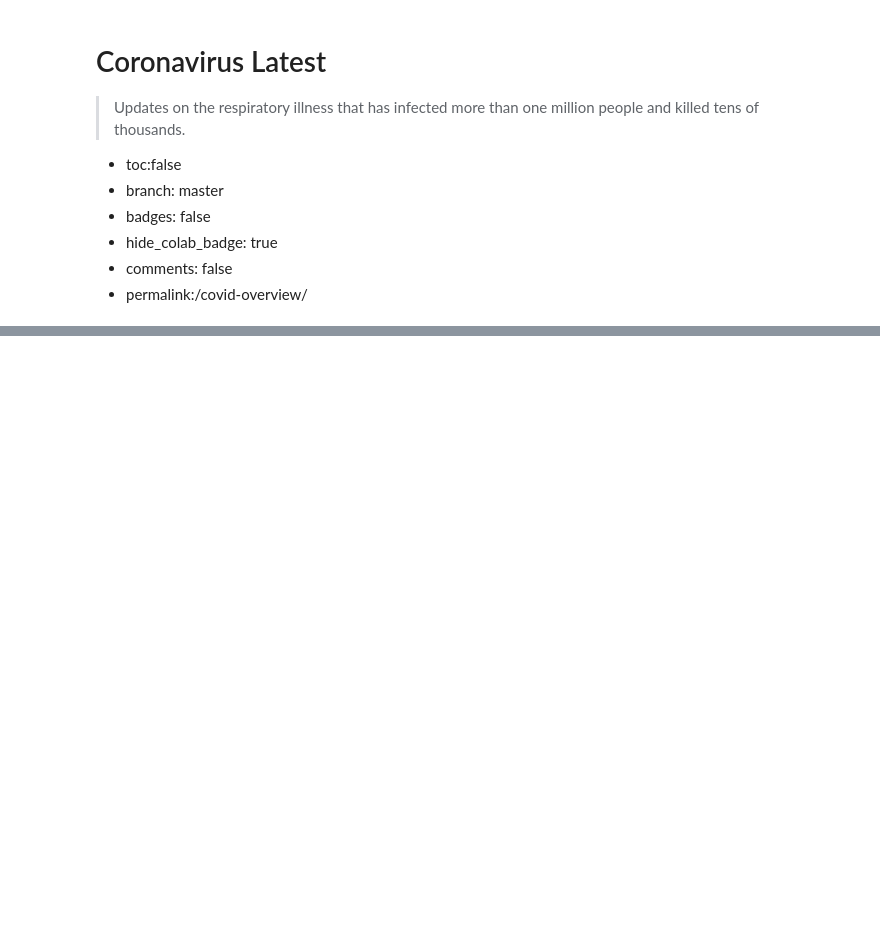
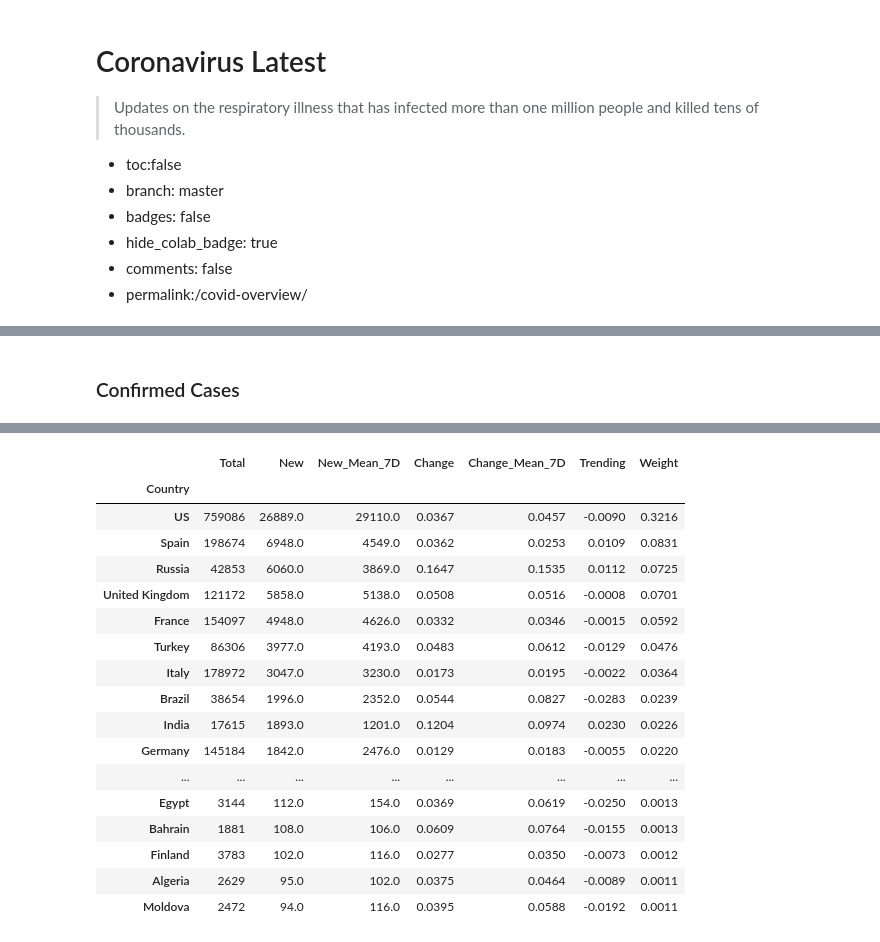
Before and after one commit to holamedia/covid19, a Jupyter notebook: _notebooks/2020-04-16-COVID-19-WORLD.ipynb, the cells around one changed output, grey strips where cells are left out. Drawn from its saved outputs; the diff is of its cells as text; code cells hidden in the pictures; blank space fills up the shorter version.

```diff
--- a/_notebooks/2020-04-16-COVID-19-WORLD.ipynb
+++ b/_notebooks/2020-04-16-COVID-19-WORLD.ipynb
@@ -71,6 +73,8 @@ Total recovered reported worldwide
 Total deaths reported worldwide
 184
 Total number of countries tracked
+# %% [markdown]
+### Confirmed Cases
 # %%
 #hide_input
 _df = df_confirmed.groupby(['Date']).sum().unstack().reset_index().drop(columns=['level_0']).rename(columns={0: 'Cummulative Confirmed'})
@@ -162,5 +154,27 @@ alt.layer(_new_bar + _new_text, _mean_bar, data=df_summary_confirmed.reset_index
 # %% [output]
 [interactive output not drawn]
+# %%
+#hide
+df_summary_confirmed.sort_values(by='New', ascending=False).head(50)
+# %% [output]
+|  | Total | New | New_Mean_7D | Change | Change_Mean_7D | Trending | Weight |
+| Country |  |  |  |  |  |  |  |
+| US | 759086 | 26889.0 | 29110.0 | 0.0367 | 0.0457 | -0.0090 | 0.3216 |
+| Spain | 198674 | 6948.0 | 4549.0 | 0.0362 | 0.0253 | 0.0109 | 0.0831 |
+| Russia | 42853 | 6060.0 | 3869.0 | 0.1647 | 0.1535 | 0.0112 | 0.0725 |
+| United Kingdom | 121172 | 5858.0 | 5138.0 | 0.0508 | 0.0516 | -0.0008 | 0.0701 |
+| France | 154097 | 4948.0 | 4626.0 | 0.0332 | 0.0346 | -0.0015 | 0.0592 |
+| Turkey | 86306 | 3977.0 | 4193.0 | 0.0483 | 0.0612 | -0.0129 | 0.0476 |
+| Italy | 178972 | 3047.0 | 3230.0 | 0.0173 | 0.0195 | -0.0022 | 0.0364 |
+| Brazil | 38654 | 1996.0 | 2352.0 | 0.0544 | 0.0827 | -0.0283 | 0.0239 |
+| India | 17615 | 1893.0 | 1201.0 | 0.1204 | 0.0974 | 0.0230 | 0.0226 |
+| Germany | 145184 | 1842.0 | 2476.0 | 0.0129 | 0.0183 | -0.0055 | 0.0220 |
+| ... | ... | ... | ... | ... | ... | ... | ... |
+| Egypt | 3144 | 112.0 | 154.0 | 0.0369 | 0.0619 | -0.0250 | 0.0013 |
+| Bahrain | 1881 | 108.0 | 106.0 | 0.0609 | 0.0764 | -0.0155 | 0.0013 |
+| Finland | 3783 | 102.0 | 116.0 | 0.0277 | 0.0350 | -0.0073 | 0.0012 |
+| Algeria | 2629 | 95.0 | 102.0 | 0.0375 | 0.0464 | -0.0089 | 0.0011 |
+| Moldova | 2472 | 94.0 | 116.0 | 0.0395 | 0.0588 | -0.0192 | 0.0011 |
 # %%
 #hide_input
 _data = df_summary_confirmed[df_summary_confirmed['Total'] > 1000].reset_index()
```
Also changed, not shown: parts of 21 cells of this notebook.
